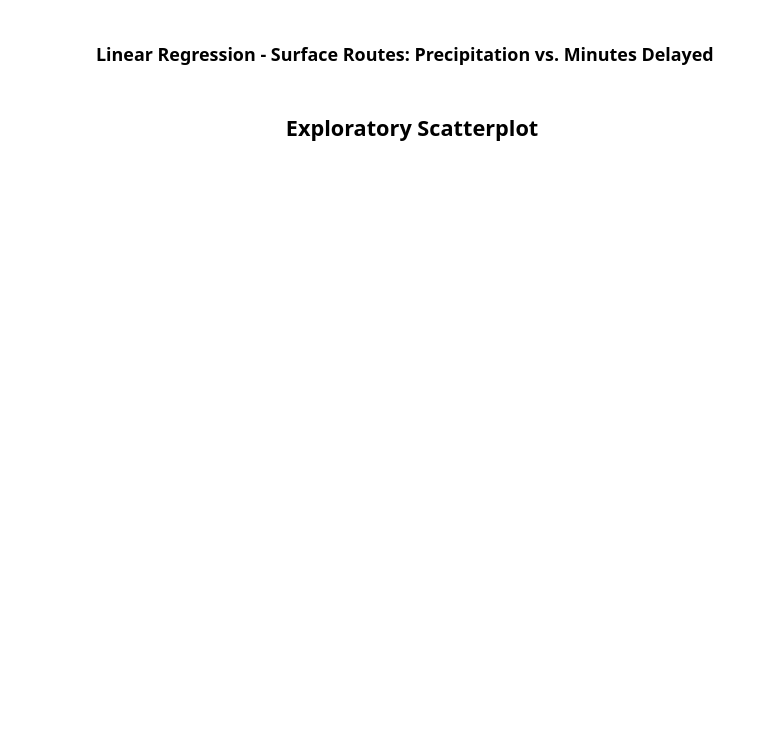
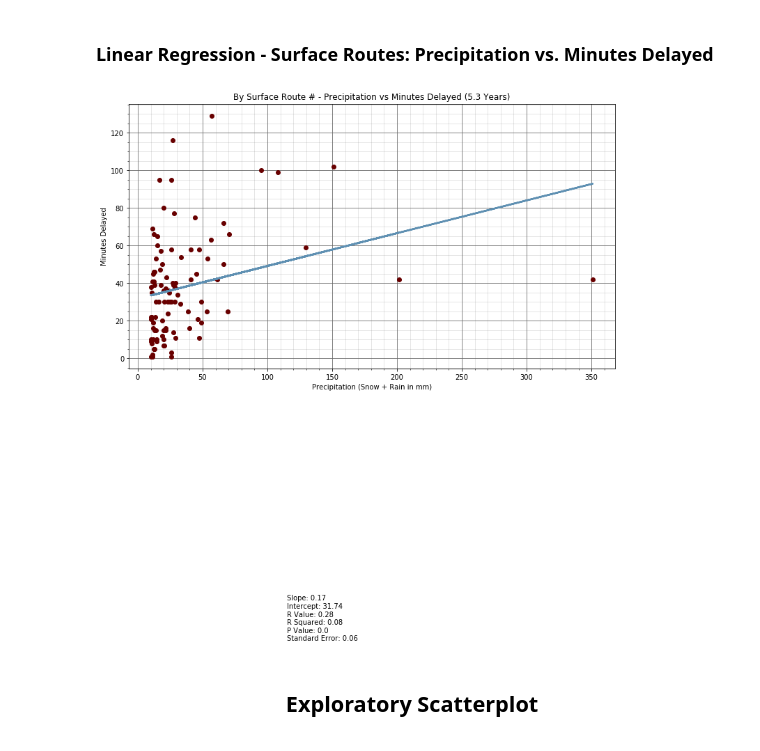
Before and after one commit to sishola/ttc-delays, a Jupyter notebook: Surface Routes/surface_routes_eda.ipynb, the cells around one changed output. Saved outputs shown, nothing was run; the diff lists cells and outputs as text; code cells hidden in the pictures; blank space fills up the shorter version.

```diff
--- a/Surface Routes/surface_routes_eda.ipynb
+++ b/Surface Routes/surface_routes_eda.ipynb
@@ -236,30 +238,32 @@ fit = slope * x + intercept
 # %%
 fig, ax = plt.subplots(1, figsize = [12.5, 7])
 
 ax.scatter(
     routes_precip['Precipitation'],
     routes_precip['Min Delay'],
-    color = '#002147'
+    color = '#680000'
 )
 
 ax.plot(routes_precip['Precipitation'], fit, color = '#5F90B2', linewidth = 2.5)
 
 ax.set_ylabel('Minutes Delayed')
 ax.set_xlabel('Precipitation (Snow + Rain in mm)')
 ax.set_title('By Surface Route # - Precipitation vs Minutes Delayed (5.3 Years)')
 
 plt.grid(which = 'major', color = '#666666', linestyle = '-')
 plt.minorticks_on()
 plt.grid(which = 'minor', color = '#666666', linestyle = '-', alpha = 0.2)
 
 plt.text(115, -150, f'Slope: {round(slope, 2)} \
                     \nIntercept: {round(intercept, 2)} \
                     \nR Value: {round(rvalue, 2)} \
                     \nR Squared: {round(rvalue**2, 2)} \
                     \nP Value: {round(pvalue, 2)} \
                     \nStandard Error: {round(std_err, 2)}')
 
 plt.show()
+# %% [output]
+[figure, added]
 # %% [markdown]
 <center><h2>Exploratory Scatterplot</center</h2>
 # %%
```
Also changed, not shown: parts of 28 cells of this notebook, 26 other files.
